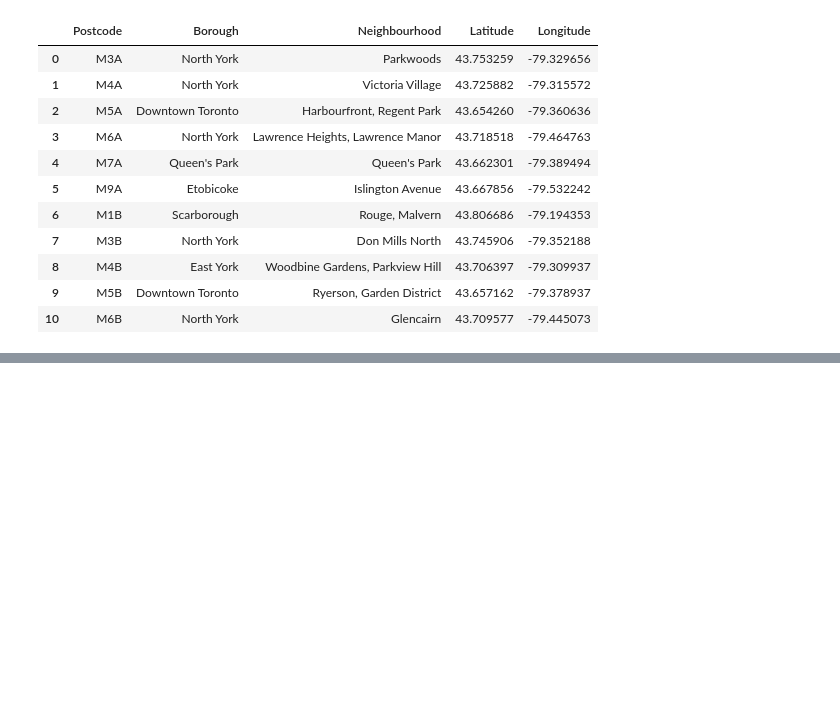
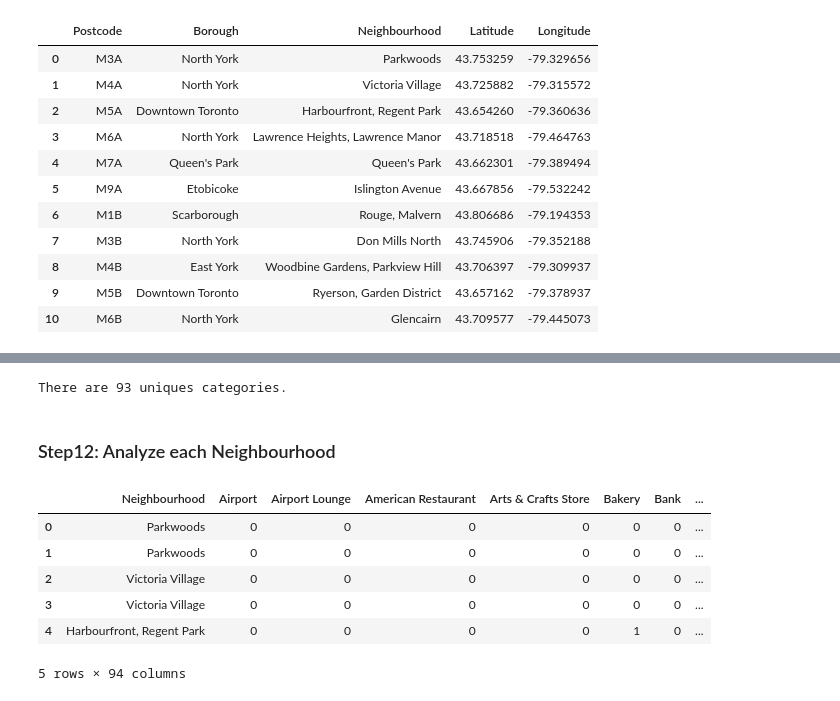
Before and after one commit to kanthohk/Coursera_Capstone, a Jupyter notebook: Segment_Cluster.ipynb, the cells around one changed output, grey strips where cells are left out. Drawn from its saved outputs; the diff is of its cells as text; code cells hidden in the pictures; blank space fills up the shorter version.

```diff
--- a/Segment_Cluster.ipynb
+++ b/Segment_Cluster.ipynb
@@ -192,0 +247,19 @@ df.head(11)
+# %%
+# create map of Toronto using latitude and longitude values
+map_toronto = folium.Map(location=[latitude, longitude], zoom_start=10)
+
+# add markers to map
+for lat, lng, borough, neighbourhood in zip(df['Latitude'], df['Longitude'], df['Borough'], df['Neighbourhood']):
+    label = '{}, {}'.format(neighbourhood, borough)
+    label = folium.Popup(label, parse_html=True)
+    folium.CircleMarker(
+        [lat, lng],
+        radius=5,
+        popup=label,
+        color='blue',
+        fill=True,
+        fill_color='#3186cc',
+        fill_opacity=0.7,
+        parse_html=False).add_to(map_toronto)
+
+map_toronto
@@ -192,0 +270,4 @@ df.head(11)
+# %%
+CLIENT_ID = 'DCOTPELHV4P3U30CYZBHPN5QZL32VFBSKYXXBA0QC1U3A33H'
+CLIENT_SECRET = 'QJ5SGMJGUVGSHEQO0ZDUAEBKBVTDGZ3ZWYJVRGJRT1OTLAHE'
+VERSION = '20180605' # Foursquare API version
@@ -192,0 +325,5 @@ df.head(11)
+# %%
+toronto_venues = getNearbyVenues(names=df['Neighbourhood'],
+                                   latitudes=df['Latitude'],
+                                   longitudes=df['Longitude']
+                                  )
@@ -192,0 +357,26 @@ df.head(11)
+# %%
+print('There are {} uniques categories.'.format(len(toronto_venues['Venue Category'].unique())))
+# %% [output]
+There are 93 uniques categories.
+# %% [markdown]
+### Step12: Analyze each Neighbourhood
+# %%
+# one hot encoding
+toronto_onehot = pd.get_dummies(toronto_venues[['Venue Category']], prefix="", prefix_sep="")
+
+# add neighborhood column back to dataframe
+toronto_onehot['Neighbourhood'] = toronto_venues['Neighbourhood']
+
+# move neighborhood column to the first column
+fixed_columns = [toronto_onehot.columns[-1]] + list(toronto_onehot.columns[:-1])
+toronto_onehot = toronto_onehot[fixed_columns]
+
+toronto_onehot.head()
+# %% [output]
+|  | Neighbourhood | Airport | Airport Lounge | American Restaurant | Arts & Crafts Store | Bakery | Bank | ... |
+| 0 | Parkwoods | 0 | 0 | 0 | 0 | 0 | 0 | ... |
+| 1 | Parkwoods | 0 | 0 | 0 | 0 | 0 | 0 | ... |
+| 2 | Victoria Village | 0 | 0 | 0 | 0 | 0 | 0 | ... |
+| 3 | Victoria Village | 0 | 0 | 0 | 0 | 0 | 0 | ... |
+| 4 | Harbourfront, Regent Park | 0 | 0 | 0 | 0 | 1 | 0 | ... |
+5 rows × 94 columns
```
Also changed, not shown: parts of 37 cells of this notebook.
